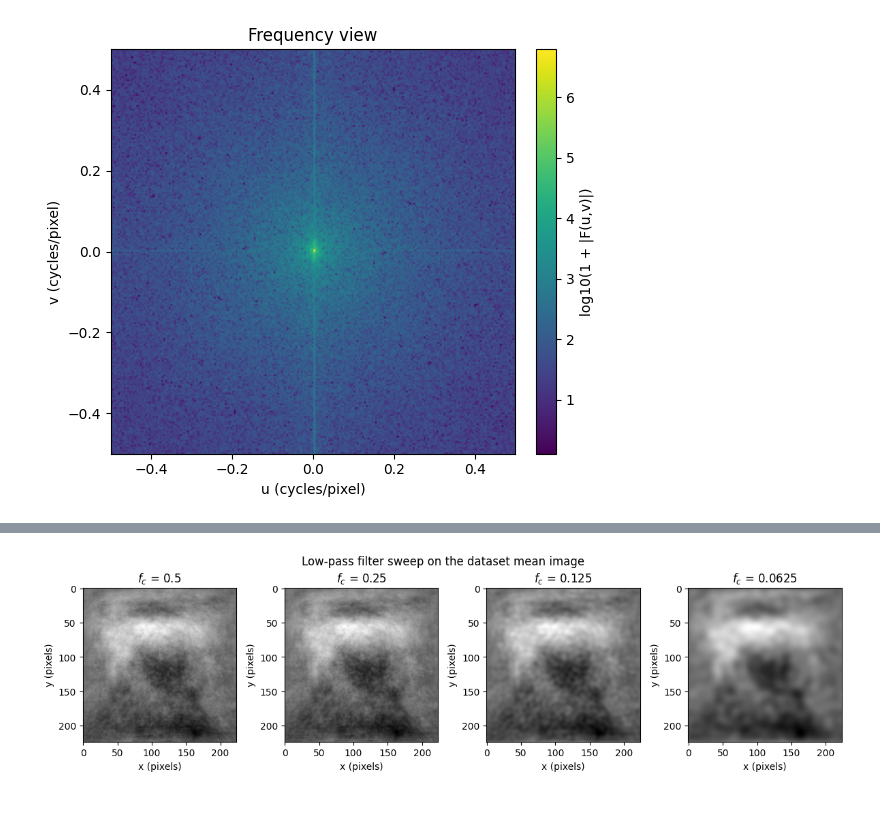
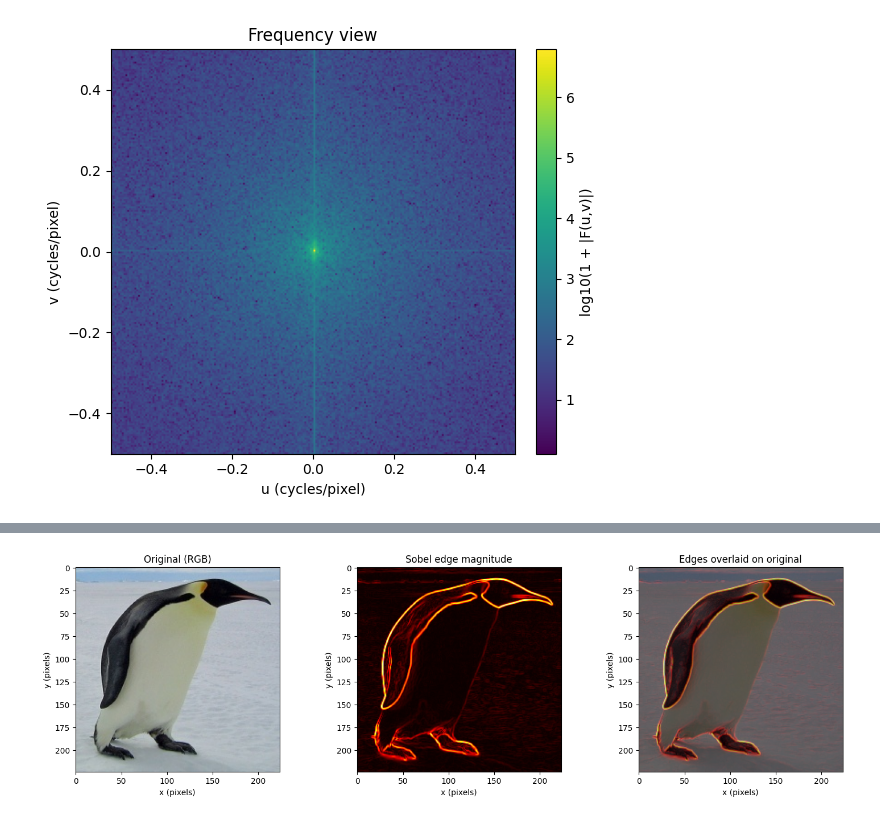
Before and after one commit to Fredrik321/Digital-information-processing, a Jupyter notebook: bird_dataset_analysis.ipynb, the cells around one changed output, grey strips where cells are left out. Cells and saved outputs as stored; diff of their text form; code cells hidden in the pictures.

Commit message:
feat: did experiment using sobel edge detection, and added prediction

```diff
--- a/bird_dataset_analysis.ipynb
+++ b/bird_dataset_analysis.ipynb
@@ -103,15 +60,40 @@ for fc in cutoffs:
-# %%
-import matplotlib.pyplot as plt
-
-fig, axes = plt.subplots(1, len(cutoffs), figsize=(3 * len(cutoffs), 3.2))
-for ax, fc in zip(axes, cutoffs):
-    lp = low_pass(gray, fc) if fc < 0.5 else gray
-    ax.imshow(lp, cmap="gray")
-    ax.set_title(f"$f_c$ = {fc}")
-    ax.set_xlabel("x (pixels)")
-    ax.set_ylabel("y (pixels)")
-plt.suptitle("Low-pass filter sweep on the dataset mean image")
-plt.tight_layout()
-plt.show()
-# %% [output]
-[figure, removed]
+# %%
+import numpy as np
+import matplotlib.pyplot as plt
+from pathlib import Path
+from PIL import Image
+from scipy.ndimage import sobel
+
+paths = [p for p in ROOT.rglob("*")
+         if p.suffix.lower() in {".jpg", ".jpeg", ".png"}]
+
+# One image — load RGB and grayscale
+used_image = paths[560]  # Change this index to use a different image
+rgb  = np.asarray(Image.open(used_image).convert("RGB"))
+gray = np.asarray(Image.open(used_image).convert("L"), dtype=np.float64)
+
+# Sobel edges
+gx = sobel(gray, axis=1)
+gy = sobel(gray, axis=0)
+mag = np.hypot(gx, gy)
+
+# Show original, edges, and overlay
+fig, axes = plt.subplots(1, 3, figsize=(15, 4.5))
+
+axes[0].imshow(rgb)
+axes[0].set_title("Original (RGB)")
+axes[0].set_xlabel("x (pixels)"); axes[0].set_ylabel("y (pixels)")
+
+axes[1].imshow(mag, cmap="hot")
+axes[1].set_title("Sobel edge magnitude")
+axes[1].set_xlabel("x (pixels)"); axes[1].set_ylabel("y (pixels)")
+
+axes[2].imshow(rgb)
+axes[2].imshow(mag, cmap="hot", alpha=0.5)
+axes[2].set_title("Edges overlaid on original")
+axes[2].set_xlabel("x (pixels)"); axes[2].set_ylabel("y (pixels)")
+
+plt.tight_layout()
+plt.show()
+# %% [output]
+[figure, added]
```
Also changed, not shown: parts of 1 cell of this notebook, 2 other files.
